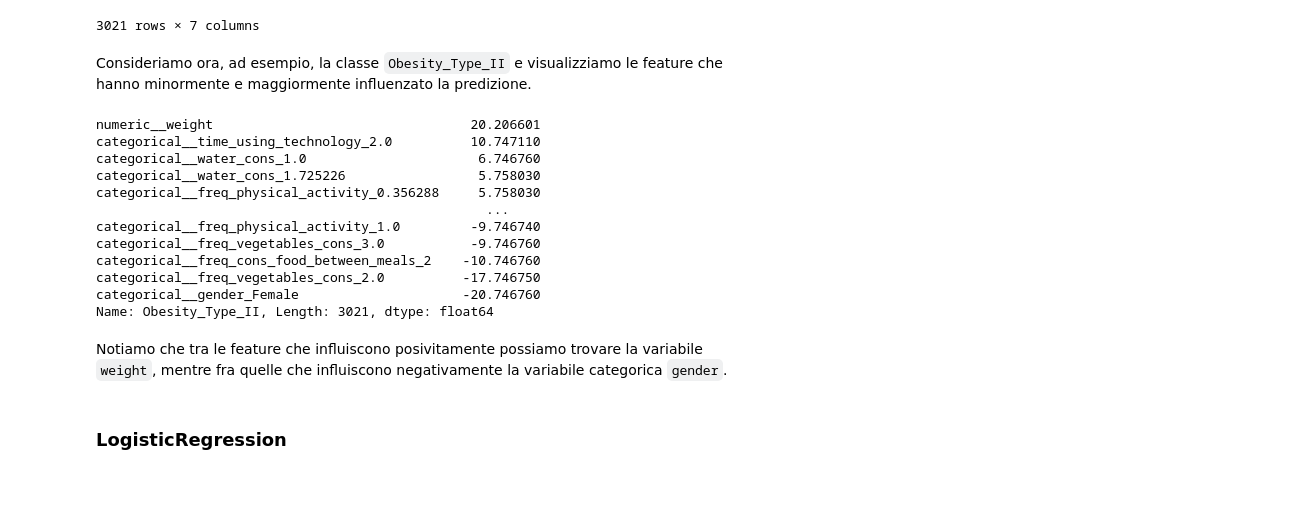
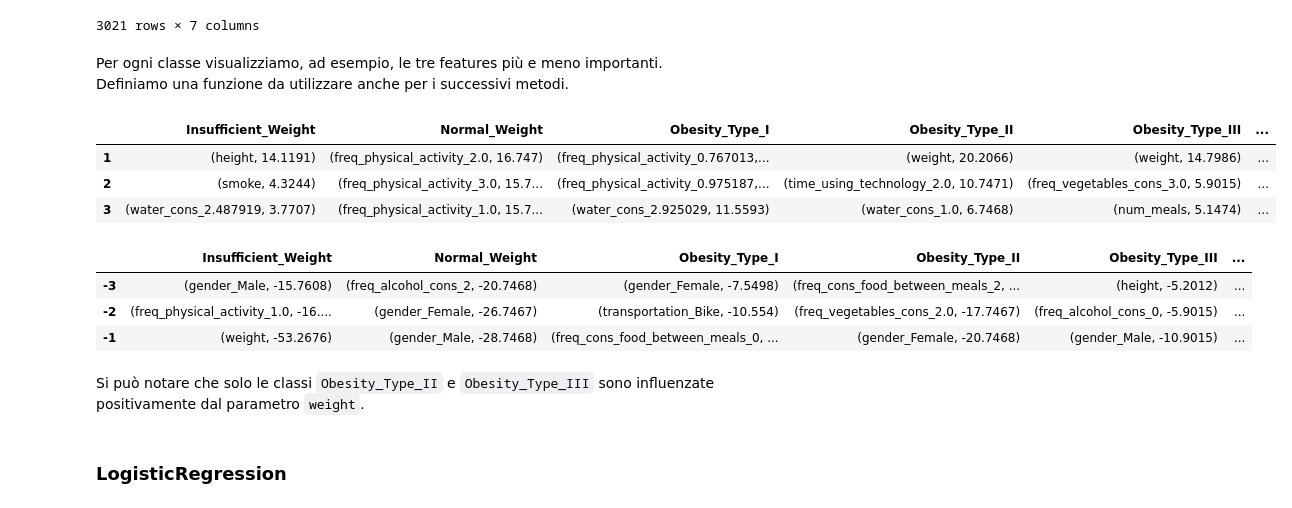
Before and after one commit to Fab-Ver/DataIntensive-Project, a Jupyter notebook: DataIntensiveProject.ipynb, the cells around one changed output. Drawn from its saved outputs; the diff is of its cells as text; code cells hidden in the pictures.

```diff
--- a/DataIntensiveProject.ipynb
+++ b/DataIntensiveProject.ipynb
@@ -425,25 +425,43 @@ perceptron_features
 | categorical__transportation_Publi... | -6.760820 | -9.746740 | -5.549760 | -1.746740 | -3.901530 | ... |
 | categorical__transportation_Walking | -6.761400 | -11.747020 | -4.550520 | -1.747800 | -1.901780 | ... |
 3021 rows × 7 columns
-# %% [markdown]
-Consideriamo ora, ad esempio, la classe `Obesity_Type_II` e visualizziamo le feature che hanno minormente e maggiormente influenzato la predizione.
-# %%
-perceptron_features["Obesity_Type_II"].sort_values(ascending=False)
-# %% [output]
-numeric__weight                                 20.206601
-categorical__time_using_technology_2.0          10.747110
-categorical__water_cons_1.0                      6.746760
-categorical__water_cons_1.725226                 5.758030
-categorical__freq_physical_activity_0.356288     5.758030
-                                                  ...
-categorical__freq_physical_activity_1.0         -9.746740
-categorical__freq_vegetables_cons_3.0           -9.746760
-categorical__freq_cons_food_between_meals_2    -10.746760
-categorical__freq_vegetables_cons_2.0          -17.746750
-categorical__gender_Female                     -20.746760
-Name: Obesity_Type_II, Length: 3021, dtype: float64
-# %% [markdown]
-Notiamo che tra le feature che influiscono posivitamente possiamo trovare la variabile `weight`, mentre fra quelle che influiscono negativamente la variabile categorica `gender`.
+# %% [markdown]
+Per ogni classe visualizziamo, ad esempio, le tre features più e meno importanti. Definiamo una funzione da utilizzare anche per i successivi metodi.
+# %%
+def get_top3_features(features_df):
+    result = []
+    for col in features_df.columns:
+        s = features_df[col].sort_values(ascending=False)
+        s = s.round(4) #Arrotondamento valore features
+        s = s.rename(lambda x: x.split("__")[1]) #Semplificazione etichetta features
+        top3 = list(zip(s.head(3).index,s.head(3)))
+        result.append(top3)
+    return pd.DataFrame(pd.DataFrame(result).T.values.tolist(), index=[1,2,3],columns=features_df.columns)
+def get_bottom3_features(features_df):
+    result = []
+    for col in features_df.columns:
+        s = features_df[col].sort_values(ascending=False)
+        s = s.round(4) #Arrotondamento valore features
+        s = s.rename(lambda x: x.split("__")[1]) #Semplificazione etichetta features
+        bottom3 = list(zip(s.tail(3).index,s.tail(3)))
+        result.append(bottom3)
+    return pd.DataFrame(pd.DataFrame(result).T.values.tolist(), index=[-3,-2,-1],columns=features_df.columns)
+
+get_top3_features(perceptron_features)
+# %% [output]
+|  | Insufficient_Weight | Normal_Weight | Obesity_Type_I | Obesity_Type_II | Obesity_Type_III | ... |
+| 1 | (height, 14.1191) | (freq_physical_activity_2.0, 16.747) | (freq_physical_activity_0.767013,... | (weight, 20.2066) | (weight, 14.7986) | ... |
+| 2 | (smoke, 4.3244) | (freq_physical_activity_3.0, 15.7... | (freq_physical_activity_0.975187,... | (time_using_technology_2.0, 10.7471) | (freq_vegetables_cons_3.0, 5.9015) | ... |
+| 3 | (water_cons_2.487919, 3.7707) | (freq_physical_activity_1.0, 15.7... | (water_cons_2.925029, 11.5593) | (water_cons_1.0, 6.7468) | (num_meals, 5.1474) | ... |
+# %%
+get_bottom3_features(perceptron_features)
+# %% [output]
+|  | Insufficient_Weight | Normal_Weight | Obesity_Type_I | Obesity_Type_II | Obesity_Type_III | ... |
+| -3 | (gender_Male, -15.7608) | (freq_alcohol_cons_2, -20.7468) | (gender_Female, -7.5498) | (freq_cons_food_between_meals_2, ... | (height, -5.2012) | ... |
+| -2 | (freq_physical_activity_1.0, -16.... | (gender_Female, -26.7467) | (transportation_Bike, -10.554) | (freq_vegetables_cons_2.0, -17.7467) | (freq_alcohol_cons_0, -5.9015) | ... |
+| -1 | (weight, -53.2676) | (gender_Male, -28.7468) | (freq_cons_food_between_meals_0, ... | (gender_Female, -20.7468) | (gender_Male, -10.9015) | ... |
+# %% [markdown]
+Si può notare che solo le classi `Obesity_Type_II` e `Obesity_Type_III` sono influenzate positivamente dal parametro `weight`.
 # %% [markdown]
 ### LogisticRegression
 # %% [markdown]
```
Also changed, not shown: parts of 13 cells of this notebook.
